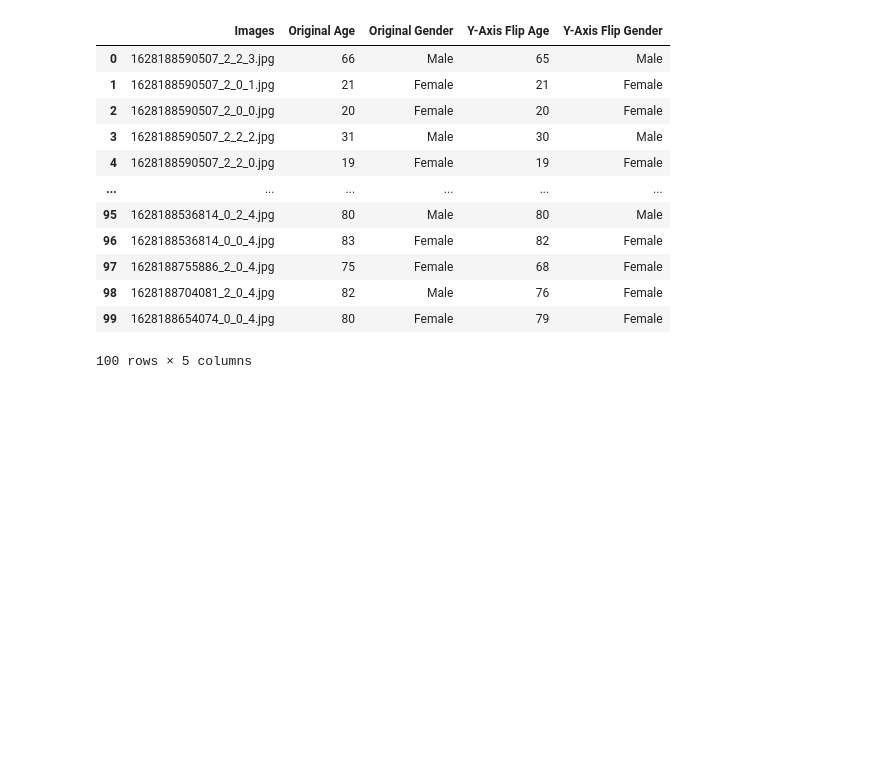
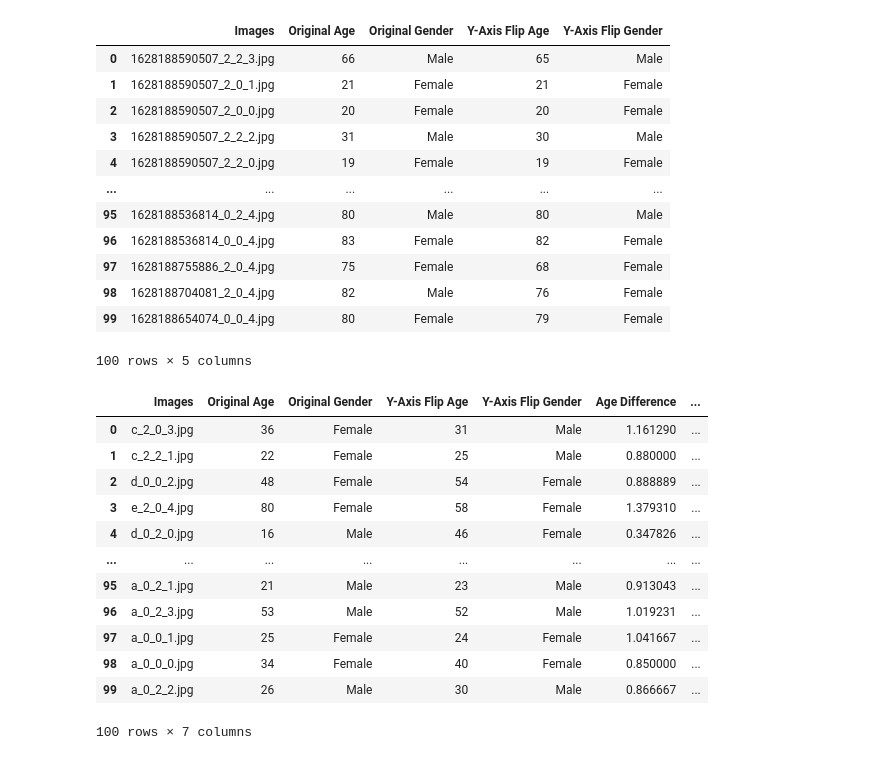
Before and after one commit to levikap/Face_PP_Audit, a Jupyter notebook: greyscale/face++_greyscale_audit.ipynb, the cells around one changed output. Cells and saved outputs as stored; diff of their text form; code cells hidden in the pictures; blank space fills up the shorter version.

```diff
--- a/greyscale/face++_greyscale_audit.ipynb
+++ b/greyscale/face++_greyscale_audit.ipynb
@@ -139,0 +114,25 @@ for stock_image in os.listdir("stock_images"):
+# %%
+def add_col(df):
+    df["Age Difference"] = df["Original Age"] / df["Y-Axis Flip Age"]
+    original_gender_to_int = [1 if x == "Male" else -1 for x in df["Original Gender"]]
+    flip_gender_to_int = [-1 if x == "Male" else 1 for x in df["Y-Axis Flip Gender"]]
+    df["Gender Difference"] = [a + b for a,b in zip(original_gender_to_int, flip_gender_to_int)]
+    return df
+style_gan_df = add_col(style_gan_df)
+stock_df = add_col(stock_df)
+# %%
+style_gan_df
+# %% [output]
+|  | Images | Original Age | Original Gender | Y-Axis Flip Age | Y-Axis Flip Gender | Age Difference | ... |
+| 0 | c_2_0_3.jpg | 36 | Female | 31 | Male | 1.161290 | ... |
+| 1 | c_2_2_1.jpg | 22 | Female | 25 | Male | 0.880000 | ... |
+| 2 | d_0_0_2.jpg | 48 | Female | 54 | Female | 0.888889 | ... |
+| 3 | e_2_0_4.jpg | 80 | Female | 58 | Female | 1.379310 | ... |
+| 4 | d_0_2_0.jpg | 16 | Male | 46 | Female | 0.347826 | ... |
+| ... | ... | ... | ... | ... | ... | ... | ... |
+| 95 | a_0_2_1.jpg | 21 | Male | 23 | Male | 0.913043 | ... |
+| 96 | a_0_2_3.jpg | 53 | Male | 52 | Male | 1.019231 | ... |
+| 97 | a_0_0_1.jpg | 25 | Female | 24 | Female | 1.041667 | ... |
+| 98 | a_0_0_0.jpg | 34 | Female | 40 | Female | 0.850000 | ... |
+| 99 | a_0_2_2.jpg | 26 | Male | 30 | Male | 0.866667 | ... |
+100 rows × 7 columns
```
Also changed, not shown: parts of 31 cells of this notebook, 3 other files.
